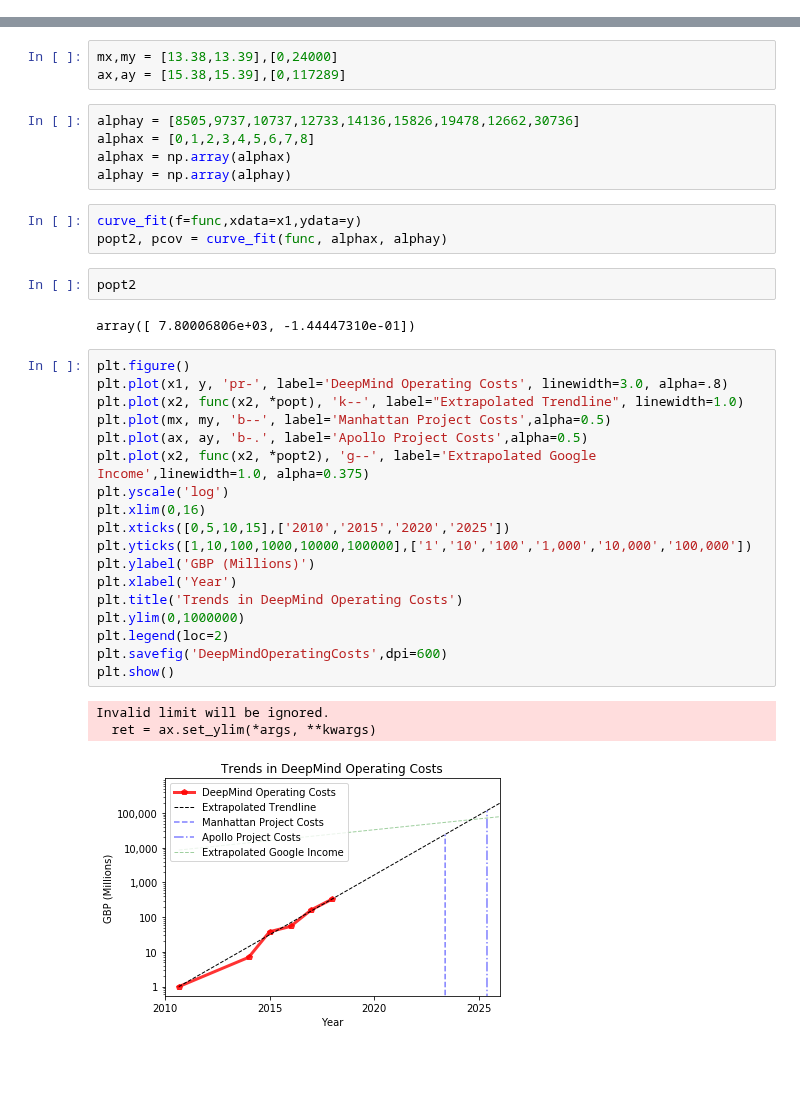
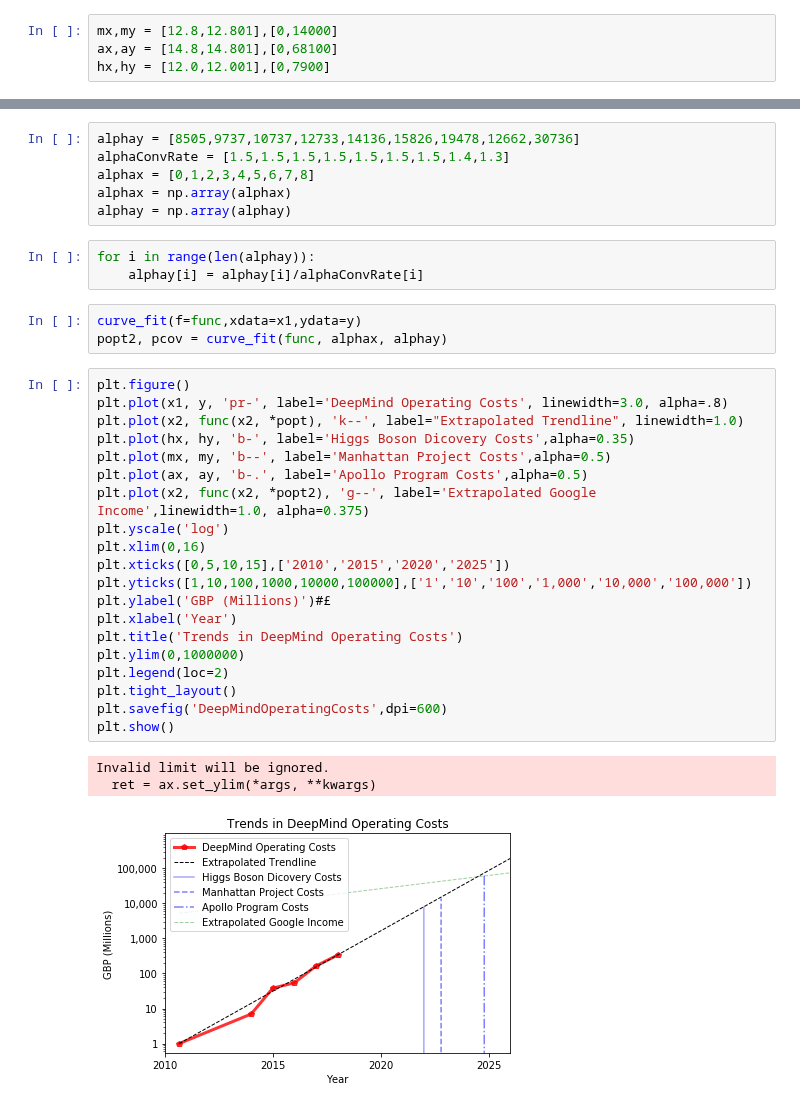
Before and after one commit to rossgritz/research, a Jupyter notebook: DeepMind_operating_costs.ipynb, the cells around one changed output, grey strips where cells are left out. Saved outputs shown, nothing was run; the diff lists cells and outputs as text; blank space fills up the shorter version.

```diff
--- a/DeepMind_operating_costs.ipynb
+++ b/DeepMind_operating_costs.ipynb
@@ -24,39 +43,42 @@ array([ 0.59009326, -0.79324106])
+# %%
+mx,my = [12.8,12.801],[0,14000]
+ax,ay = [14.8,14.801],[0,68100]
+hx,hy = [12.0,12.001],[0,7900]
 # %%
 x2 = np.array(x2)
-# %%
-mx,my = [13.38,13.39],[0,24000]
-ax,ay = [15.38,15.39],[0,117289]
 # %%
 alphay = [8505,9737,10737,12733,14136,15826,19478,12662,30736]
+alphaConvRate = [1.5,1.5,1.5,1.5,1.5,1.5,1.5,1.4,1.3]
 alphax = [0,1,2,3,4,5,6,7,8]
 alphax = np.array(alphax)
 alphay = np.array(alphay)
+# %%
+for i in range(len(alphay)):
+    alphay[i] = alphay[i]/alphaConvRate[i]
 # %%
 curve_fit(f=func,xdata=x1,ydata=y)
 popt2, pcov = curve_fit(func, alphax, alphay)
-# %%
-popt2
-# %% [output]
-array([ 7.80006806e+03, -1.44447310e-01])
 # %%
 plt.figure()
 plt.plot(x1, y, 'pr-', label='DeepMind Operating Costs', linewidth=3.0, alpha=.8)
 plt.plot(x2, func(x2, *popt), 'k--', label="Extrapolated Trendline", linewidth=1.0)
+plt.plot(hx, hy, 'b-', label='Higgs Boson Dicovery Costs',alpha=0.35)
 plt.plot(mx, my, 'b--', label='Manhattan Project Costs',alpha=0.5)
-plt.plot(ax, ay, 'b-.', label='Apollo Project Costs',alpha=0.5)
+plt.plot(ax, ay, 'b-.', label='Apollo Program Costs',alpha=0.5)
 plt.plot(x2, func(x2, *popt2), 'g--', label='Extrapolated Google Income',linewidth=1.0, alpha=0.375)
 plt.yscale('log')
 plt.xlim(0,16)
 plt.xticks([0,5,10,15],['2010','2015','2020','2025'])
 plt.yticks([1,10,100,1000,10000,100000],['1','10','100','1,000','10,000','100,000'])
-plt.ylabel('GBP (Millions)')
+plt.ylabel('GBP (Millions)')#£
 plt.xlabel('Year')
 plt.title('Trends in DeepMind Operating Costs')
 plt.ylim(0,1000000)
 plt.legend(loc=2)
+plt.tight_layout()
 plt.savefig('DeepMindOperatingCosts',dpi=600)
 plt.show()
 # %% [output]
 Invalid limit will be ignored.
   ret = ax.set_ylim(*args, **kwargs)
-[figure, old version]
+[figure, new version]
```
Also changed, not shown: parts of 7 cells of this notebook.
